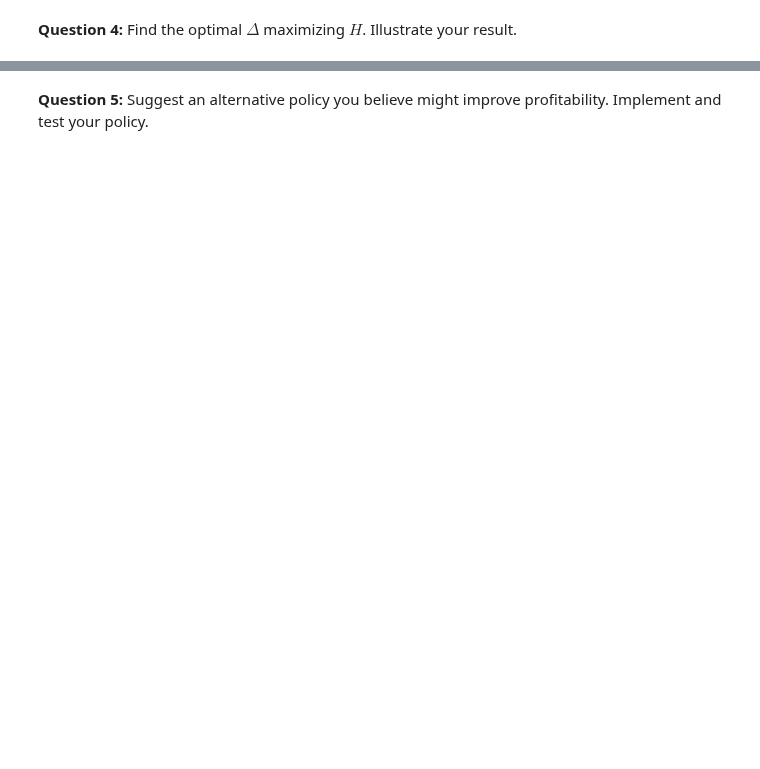
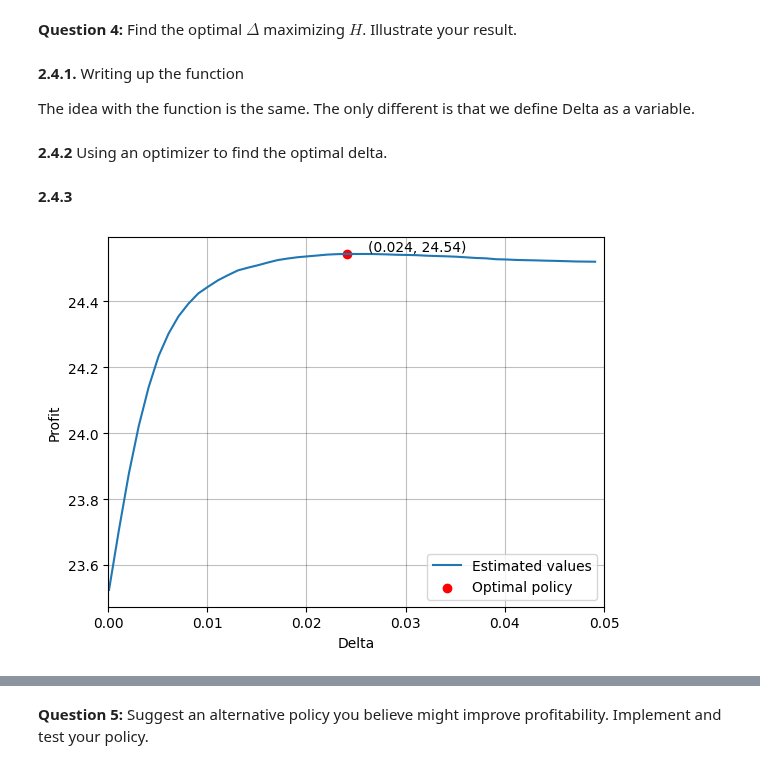
Before and after one commit to NumEconCopenhagen/projects-2023-andershuus_christianfogel, a Jupyter notebook: examproject/Exam-2023-notebook.ipynb, the cells around one changed output, grey strips where cells are left out. Drawn from its saved outputs; the diff is of its cells as text; code cells hidden in the pictures; blank space fills up the shorter version.

```diff
--- a/examproject/Exam-2023-notebook.ipynb
+++ b/examproject/Exam-2023-notebook.ipynb
@@ -522,7 +522,7 @@ $$
 # %%
 #Profit function:
 def profit_function_Q2(kappa,labor,t,adj,w=1,eta=0.5,R=R_Q2):
-    return (kappa*labor**(1-eta)-w*labor-adj)/(R**t)
+    return (kappa*labor**(1-eta)-w*labor+adj)/(R**t)
 # %% [markdown]
 **2.2.4** Looping to find H
 
@@ -670,0 +672,3 @@ With $\Delta \geq 0$ and $\Delta = 0$ being the previous policy.
+# %%
+#Tolerance level
+Delta=0.05
@@ -674,0 +753,4 @@ With $\Delta \geq 0$ and $\Delta = 0$ being the previous policy.
+# %% [markdown]
+**2.4.1.** Writing up the function
+
+The idea with the function is the same. The only different is that we define Delta as a variable.
@@ -674,0 +815,45 @@ With $\Delta \geq 0$ and $\Delta = 0$ being the previous policy.
+# %% [markdown]
+**2.4.2** Using an optimizer to find the optimal delta.
+# %%
+#Making the grid for delta and a vector.
+delta_vec= np.arange(0.0001, 0.05, 0.001)
+profit_vec_optimal = np.zeros(len(delta_vec))
+
+#Initial values. Profit we just define as minus infinity, because we know the optimal will be higher.
+profit_optimal_Q24=-np.inf
+delta_optimal_Q24=0.0
+
+#Looping over delta_vec and finding the responding profit. Further, we are saving the optimal values.
+for i, delta in enumerate(delta_vec):
+    #It is important that we have the same seed when comparing the results. Otherwise the results are not comparable as the shocks could be different.
+    np.random.seed(1964)
+    profit_vec_optimal[i]=-profit_maximization(Delta_Q24=delta,iterations=200)
+    if profit_vec_optimal[i]>profit_optimal_Q24:
+        profit_optimal_Q24=profit_vec_optimal[i]
+        delta_optimal_Q24=delta
+# %% [markdown]
+**2.4.3**
+# %%
+#Create figure
+fig = plt.figure()
+
+# b. plot
+ax = fig.add_subplot(1,1,1)
+
+ax.plot(delta_vec,profit_vec_optimal, label='Estimated values')
+ax.scatter(delta_optimal_Q24, profit_optimal_Q24, color='red', label = 'Optimal policy')
+#Labels.
+plt.xlabel('Delta')
+plt.ylabel('Profit')
+plt.legend()
+
+#Making a text with the optimal values.
+annotation_text = f"({delta_optimal_Q24:.3f}, {profit_optimal_Q24:.2f})"
+#Textcoords and xytext are used to place the values.
+ax.annotate(annotation_text, (delta_optimal_Q24, profit_optimal_Q24), textcoords="offset points", xytext=(15,2))
+
+
+plt.xlim([0, 0.05])
+plt.show()
+# %% [output]
+[figure, added]
```
Also changed, not shown: parts of 19 cells of this notebook.
